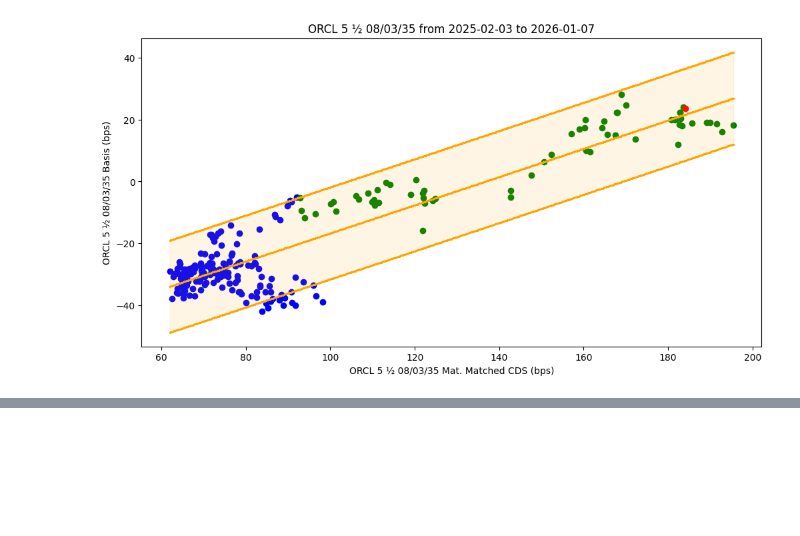
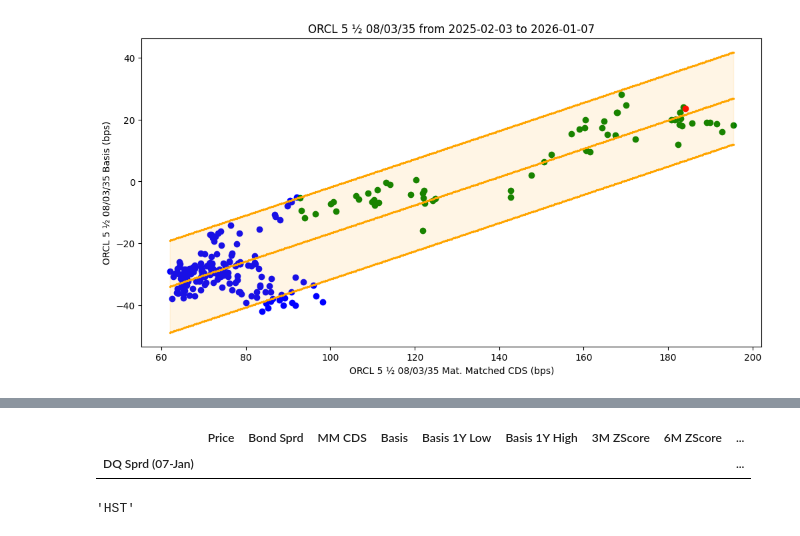
Before and after one commit to vasusharmaiiicm/53A.-HY-Bonds-Basis-Email, a Jupyter notebook: Part B14.ipynb, the cells around one changed output, grey strips where cells are left out. Saved outputs shown, nothing was run; the diff lists cells and outputs as text; code cells hidden in the pictures; blank space fills up the shorter version.

```diff
--- a/Part B14.ipynb
+++ b/Part B14.ipynb
@@ -1023,34 +1164,10 @@ if send_email:
 # %%
-issuer = 'ORCL'
-orcl = df5a[df5a['Name'].apply(lambda x: x.split(' ')[0] == issuer)].set_index('Name')
-dq_dict = dict(zip(list(orcl.index), list(orcl['ISIN'])))
-dq_bonds = list(orcl["ISIN"])
-
-labels = {}
-for item in dq_bonds:
-    labels[item+'_Z-sprd'] = f"DB(CREDIT-INDEX,JULI_BOND,{item},tsy_z_spread)"
-    labels[item+'_Prem'] = f"DB(CREDIT-INDEX,JULI_BOND,{item},pd_issr_curve)"
-    labels[item+'_PX'] = f"DB(CREDIT-INDEX,JULI_BOND,{item},clean_price)"
-
-# dq = DataQuery(
-# client_id='jbAIMF2Tkp0JO3sc',
-# client_secret='d7qfzgt55pddjs352sgxosFyI4t2eja07k7opbi6wg9oqjc1OjkdAksn1btmnugeMjchcx2vwTsJupw',
-# )
-# job = dq.create_job(expressions = list(labels.values()))
-# dq.start_date = 'TODAY-5Y'
-# job.execute(alert_long_requests='ignore')
-# df = job.to_pivot_table()
-# df = df.T
-# df.index.name = 'Date'
-# df.index = pd.to_datetime(df.index, format='%Y%m%d').date
-# df.columns.name = None
-
-# df1 = pd.DataFrame()
-# for key in labels:
-#     df1[key] = df[labels[key]]
-
-# df1 = df1[list(labels.keys())].copy()
-# clear_output(wait=False)
-# df1.dropna(axis=1, how='all', inplace=True)
-# df1.to_parquet('temp.parquet')
+df3[[True if item.split(" ")[0] == issuer else False for item in df3.index]]
+# %% [output]
+|  | Price | Bond Sprd | MM CDS | Basis | Basis 1Y Low | Basis 1Y High | 3M ZScore | 6M ZScore | ... |
+| DQ Sprd (07-Jan) |  |  |  |  |  |  |  |  | ... |
+# %%
+issuer
+# %% [output]
+'HST'
 # %%
```
Also changed, not shown: parts of 2 cells of this notebook, 1 other file.
